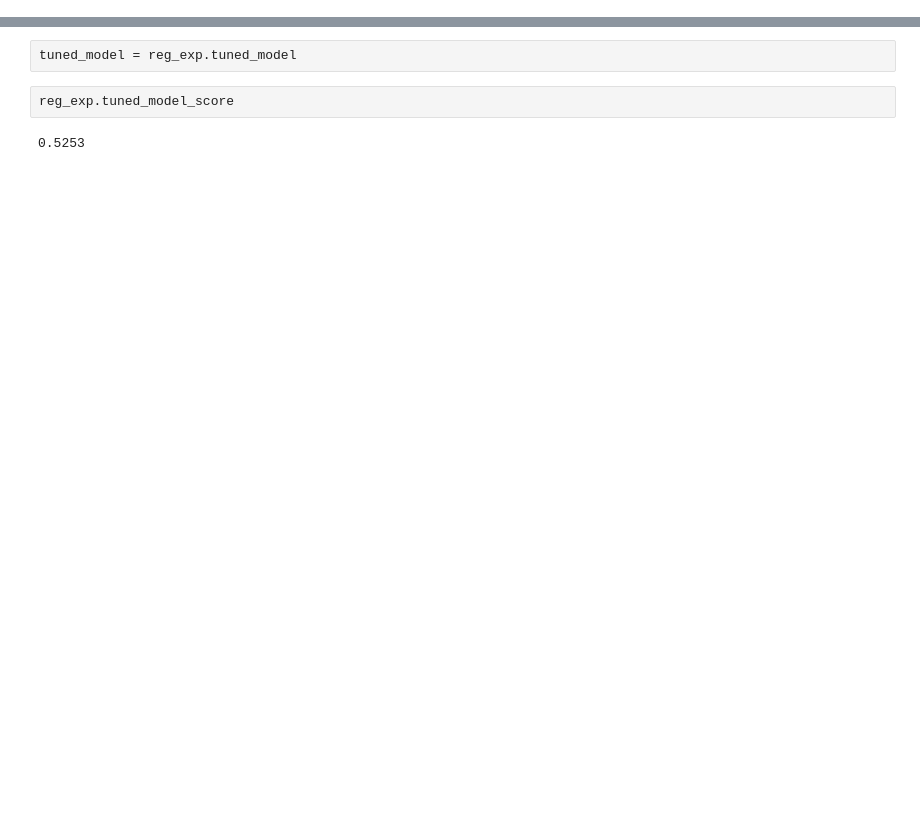
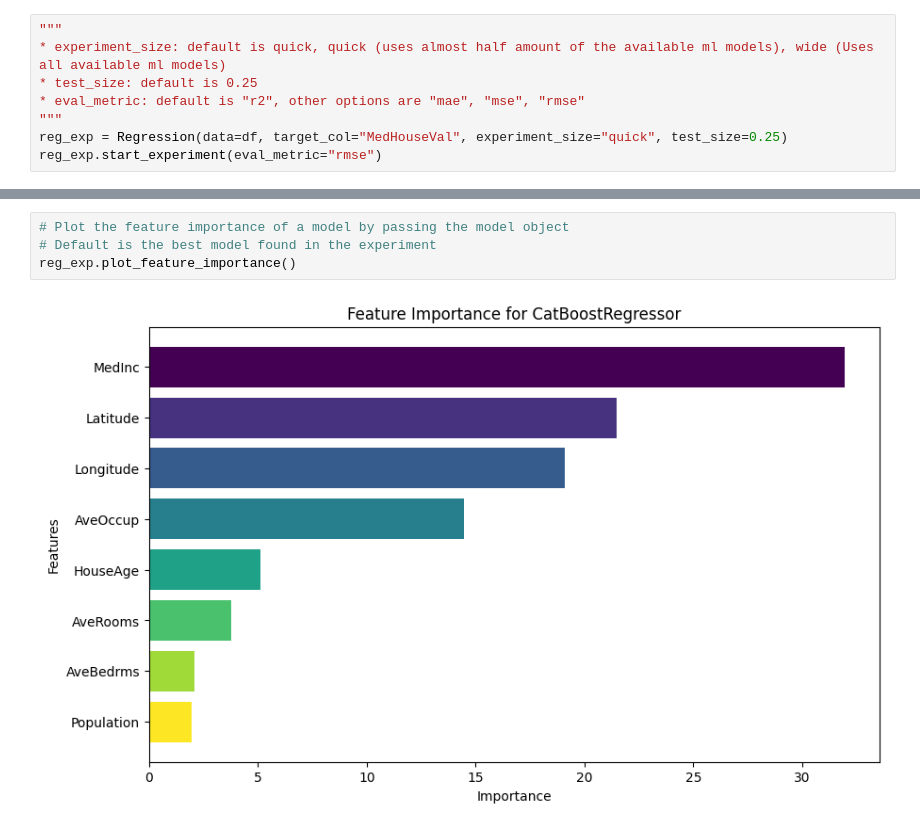
Before and after one commit to ozguraslank/flexml, a Jupyter notebook: notebooks/regression_experiment.ipynb, the cells around one changed output, grey strips where cells are left out. Cells and saved outputs as stored; diff of their text form; blank space fills up the shorter version.

Commit message:
Improved the tutorial notebooks by indicating other features and adding guide notes

```diff
--- a/notebooks/regression_experiment.ipynb
+++ b/notebooks/regression_experiment.ipynb
@@ -68,0 +39,8 @@ best_model = reg_exp.get_best_models()
+# %%
+"""
+* experiment_size: default is quick, quick (uses almost half amount of the available ml models), wide (Uses all available ml models)
+* test_size: default is 0.25
+* eval_metric: default is "r2", other options are "mae", "mse", "rmse"
+"""
+reg_exp = Regression(data=df, target_col="MedHouseVal", experiment_size="quick", test_size=0.25)
+reg_exp.start_experiment(eval_metric="rmse")
@@ -79,6 +84,6 @@ INFO | 2024-08-16 00:25:22 | [PROCESS] Model Tuning process is finished
-# %%
-tuned_model = reg_exp.tuned_model
-# %%
-reg_exp.tuned_model_score
-# %% [output]
-0.5253
+# %%
+# Plot the feature importance of a model by passing the model object
+# Default is the best model found in the experiment
+reg_exp.plot_feature_importance()
+# %% [output]
+[figure, added]
```
Also changed, not shown: parts of 16 cells of this notebook, 2 other files.
